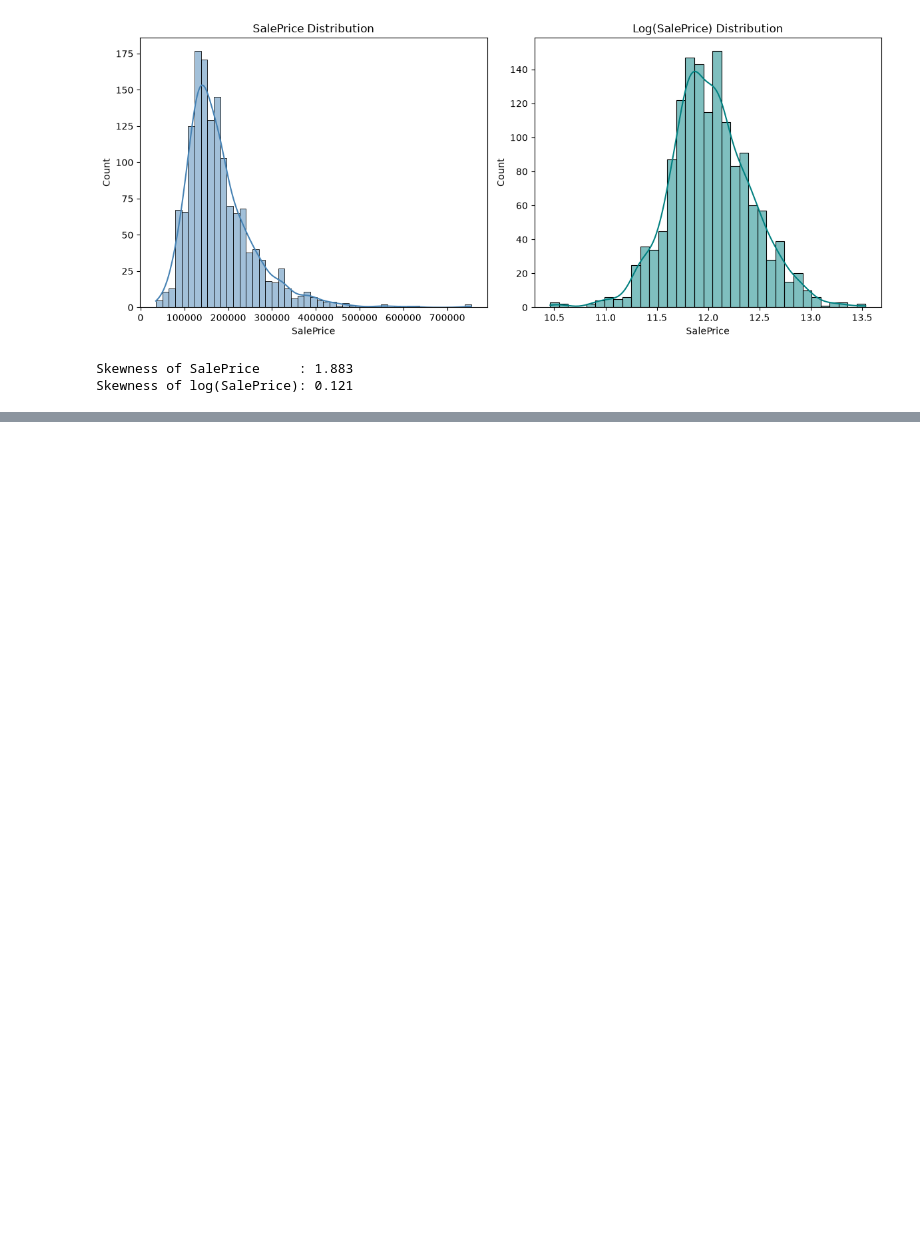
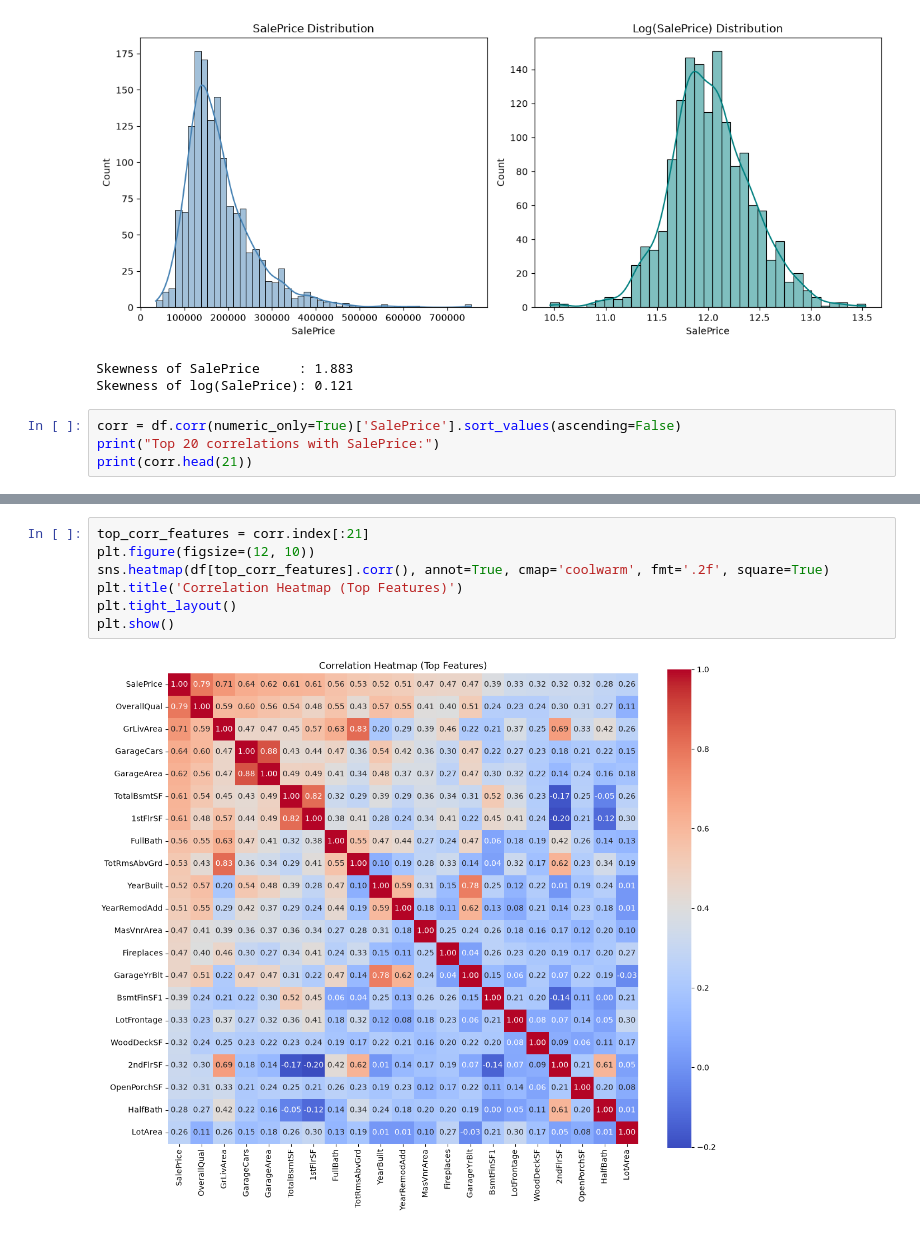
Before and after one commit to niharika9nx/Machine-Learning, a Jupyter notebook: code/advanced_house_price_prediction/code00.ipynb, the cells around one changed output, grey strips where cells are left out. Saved outputs shown, nothing was run; the diff lists cells and outputs as text; blank space fills up the shorter version.

```diff
--- a/code/advanced_house_price_prediction/code00.ipynb
+++ b/code/advanced_house_price_prediction/code00.ipynb
@@ -281,3 +281,7 @@ print("Skewness of log(SalePrice):", np.log1p(df['SalePrice']).skew().round(3))
 [figure]
 Skewness of SalePrice     : 1.883
 Skewness of log(SalePrice): 0.121
+# %%
+corr = df.corr(numeric_only=True)['SalePrice'].sort_values(ascending=False)
+print("Top 20 correlations with SalePrice:")
+print(corr.head(21))
@@ -283,0 +306,9 @@ Skewness of log(SalePrice): 0.121
+# %%
+top_corr_features = corr.index[:21]
+plt.figure(figsize=(12, 10))
+sns.heatmap(df[top_corr_features].corr(), annot=True, cmap='coolwarm', fmt='.2f', square=True)
+plt.title('Correlation Heatmap (Top Features)')
+plt.tight_layout()
+plt.show()
+# %% [output]
+[figure, added]
```
Also changed, not shown: parts of 1 cell of this notebook, 7 other files.
